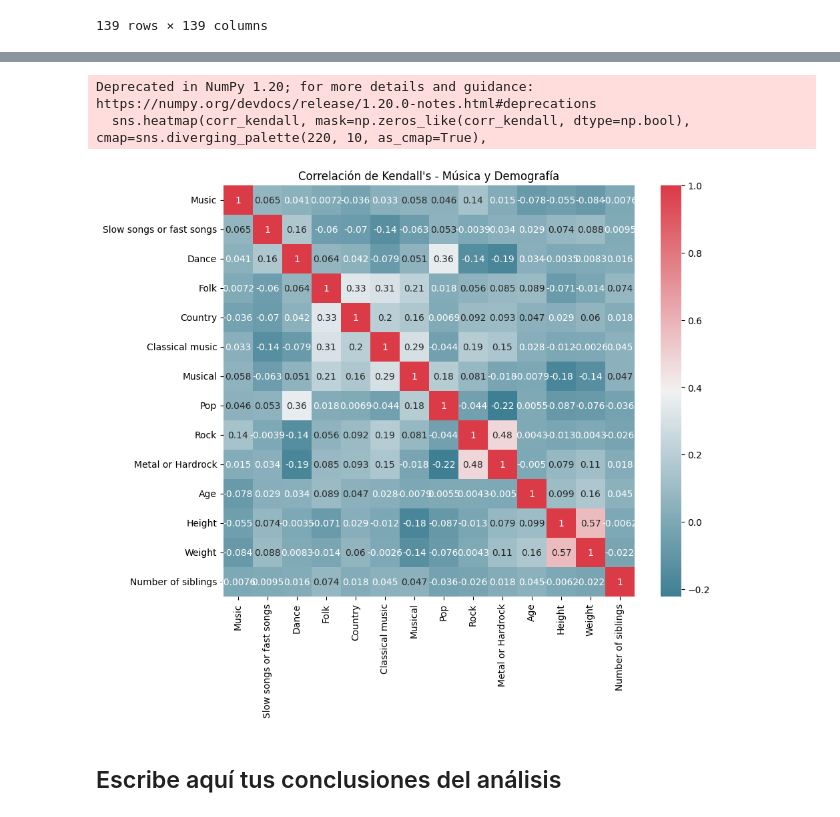
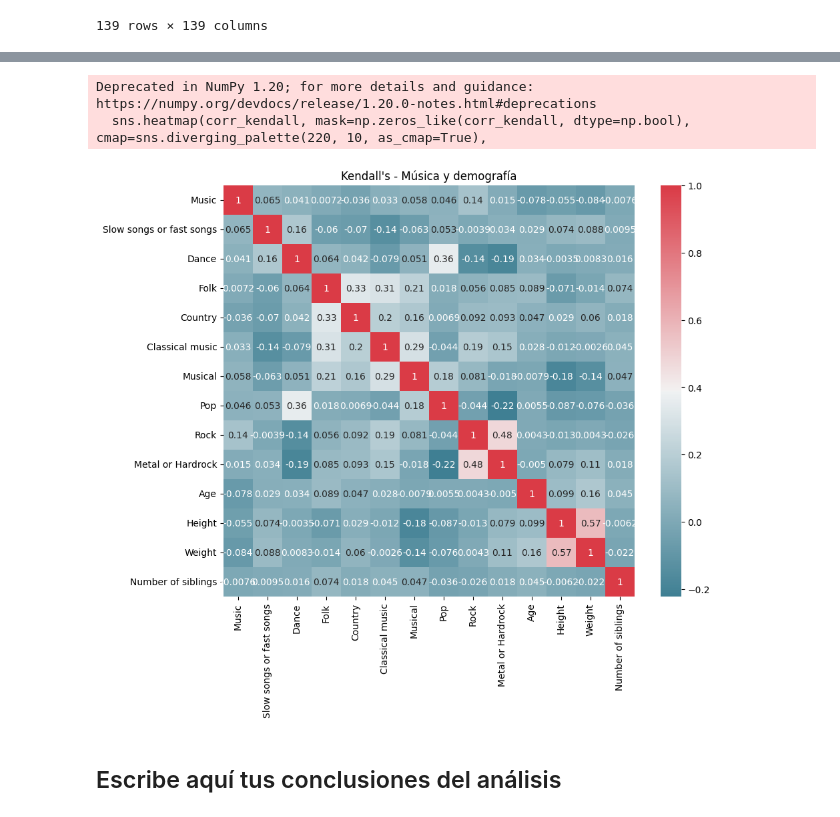
Before and after one commit to ullola17/BigData, a Jupyter notebook: Act9EjercicioCorrelacion.ipynb, the cells around one changed output, grey strips where cells are left out. Cells and saved outputs as stored; diff of their text form; code cells hidden in the pictures.

```diff
--- a/Act9EjercicioCorrelacion.ipynb
+++ b/Act9EjercicioCorrelacion.ipynb
@@ -370,15 +370,15 @@ Deprecated in NumPy 1.20; for more details and guidance: https://numpy.org/devdo
 # %%
 #Kendall's
 f, ax = plt.subplots(figsize=(10, 8))
 corr_kendall = data_mus_dem.corr(method='kendall')
 sns.heatmap(corr_kendall, mask=np.zeros_like(corr_kendall, dtype=np.bool), cmap=sns.diverging_palette(220, 10, as_cmap=True),
             square=True, annot=True, ax=ax)
-plt.title("Correlación de Kendall's - Música y Demografía")
+plt.title("Kendall's - Música y demografía")
 plt.show()
 # %% [output]
 Deprecated in NumPy 1.20; for more details and guidance: https://numpy.org/devdocs/release/1.20.0-notes.html#deprecations
   sns.heatmap(corr_kendall, mask=np.zeros_like(corr_kendall, dtype=np.bool), cmap=sns.diverging_palette(220, 10, as_cmap=True),
-[figure, old version]
+[figure, new version]
 # %% [markdown]
 ## Escribe aquí tus conclusiones del análisis
 # %% [markdown]
```
Also changed, not shown: parts of 2 cells of this notebook.
